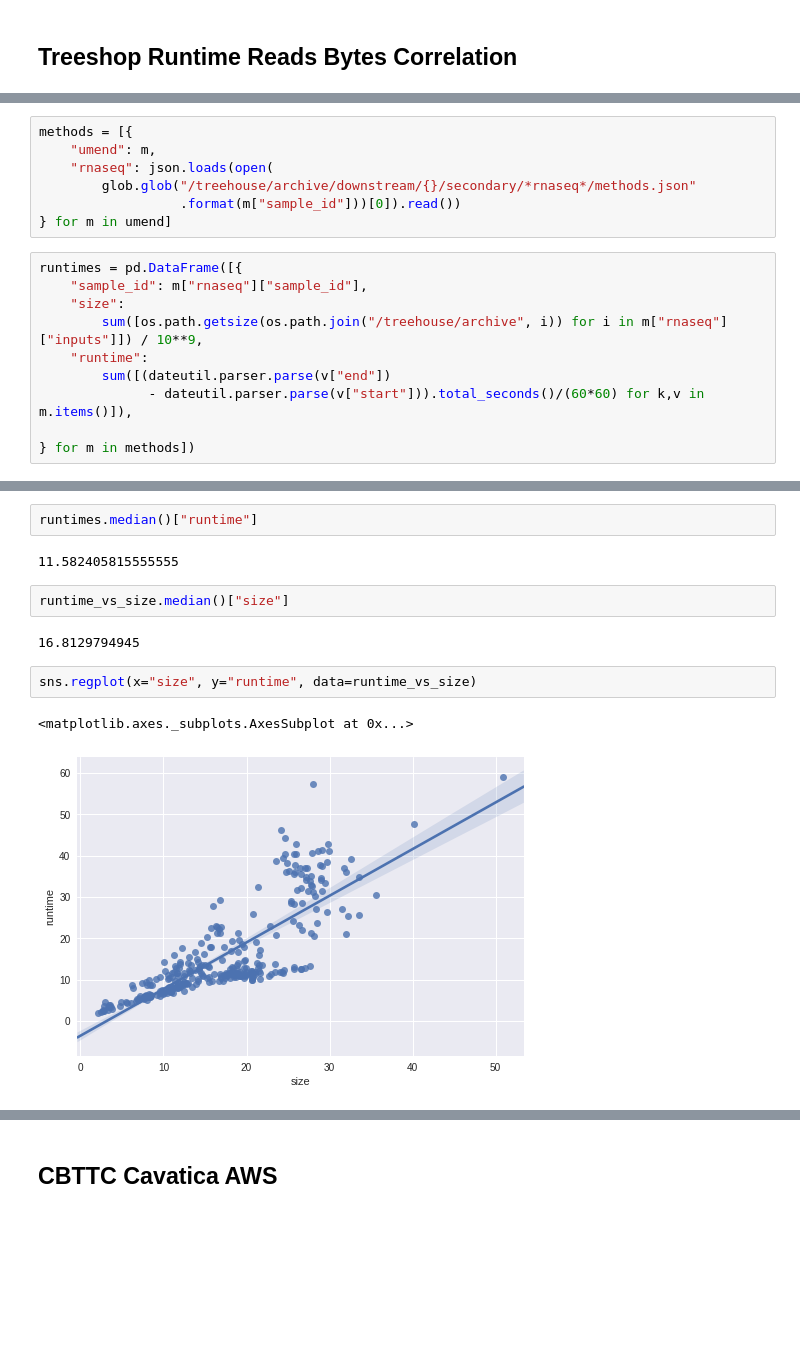
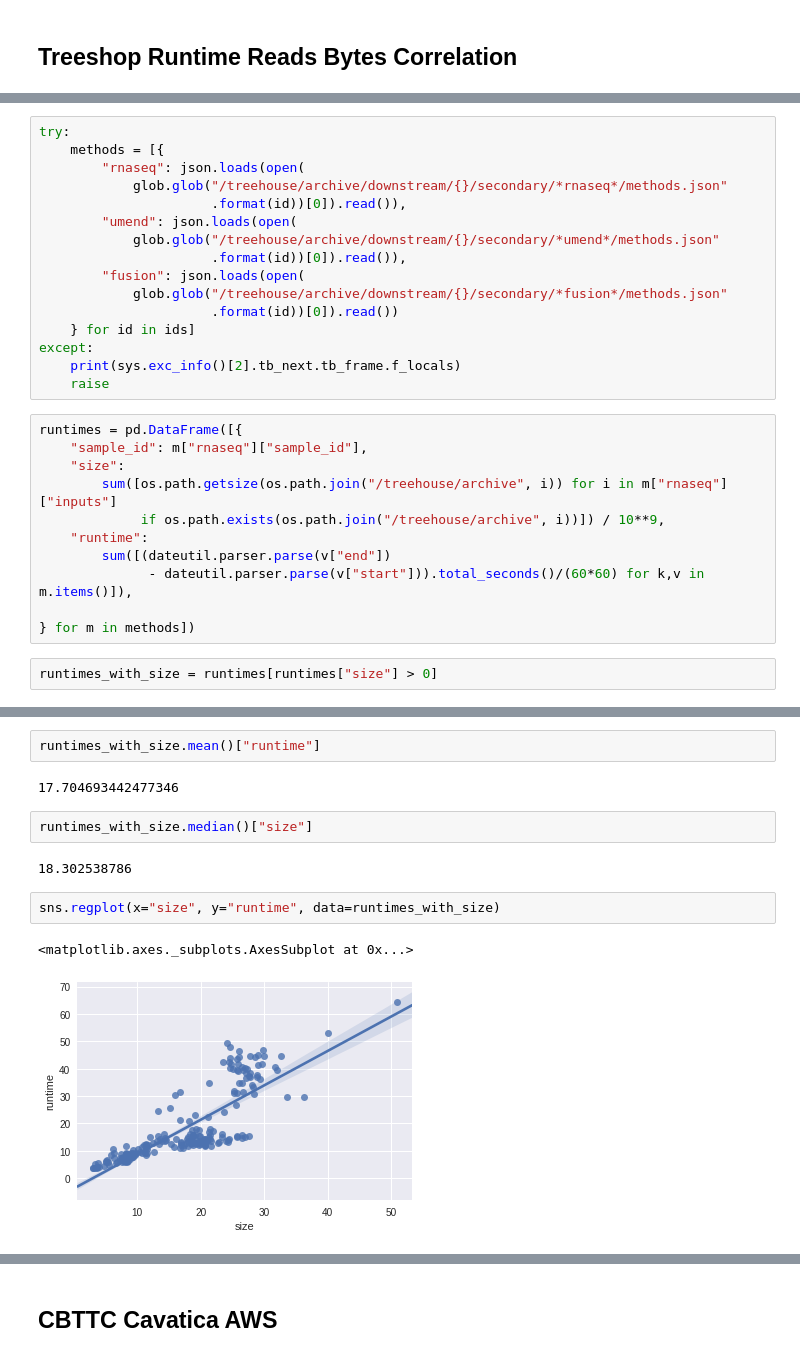
Before and after one commit to rcurrie/notebooks, a Jupyter notebook: Treehouse Runtime Projections.ipynb, the cells around one changed output, grey strips where cells are left out. Cells and saved outputs as stored; diff of their text form; blank space fills up the shorter version.

Commit message:
Archive

```diff
--- a/Treehouse Runtime Projections.ipynb
+++ b/Treehouse Runtime Projections.ipynb
@@ -18,17 +43,29 @@ UMEND Method IDs Found: 326
-# %%
-methods = [{
-    "umend": m,
-    "rnaseq": json.loads(open(
-        glob.glob("/treehouse/archive/downstream/{}/secondary/*rnaseq*/methods.json"
-                  .format(m["sample_id"]))[0]).read())
-} for m in umend]
+# %%
+try:
+    methods = [{
+        "rnaseq": json.loads(open(
+            glob.glob("/treehouse/archive/downstream/{}/secondary/*rnaseq*/methods.json"
+                      .format(id))[0]).read()),
+        "umend": json.loads(open(
+            glob.glob("/treehouse/archive/downstream/{}/secondary/*umend*/methods.json"
+                      .format(id))[0]).read()),
+        "fusion": json.loads(open(
+            glob.glob("/treehouse/archive/downstream/{}/secondary/*fusion*/methods.json"
+                      .format(id))[0]).read())
+    } for id in ids]
+except:
+    print(sys.exc_info()[2].tb_next.tb_frame.f_locals)
+    raise
 # %%
 runtimes = pd.DataFrame([{
     "sample_id": m["rnaseq"]["sample_id"],
     "size":
-        sum([os.path.getsize(os.path.join("/treehouse/archive", i)) for i in m["rnaseq"]["inputs"]]) / 10**9,
+        sum([os.path.getsize(os.path.join("/treehouse/archive", i)) for i in m["rnaseq"]["inputs"]
+             if os.path.exists(os.path.join("/treehouse/archive", i))]) / 10**9,
     "runtime":
         sum([(dateutil.parser.parse(v["end"])
               - dateutil.parser.parse(v["start"])).total_seconds()/(60*60) for k,v in m.items()]),
 
 } for m in methods])
+# %%
+runtimes_with_size = runtimes[runtimes["size"] > 0]
@@ -42,14 +83,14 @@ Name: 194, dtype: object
-# %%
-runtimes.median()["runtime"]
-# %% [output]
-11.582405815555555
+# %%
+runtimes_with_size.mean()["runtime"]
+# %% [output]
+17.704693442477346
 # %%
-runtime_vs_size.median()["size"]
+runtimes_with_size.median()["size"]
 # %% [output]
-16.8129794945
+18.302538786
 # %%
-sns.regplot(x="size", y="runtime", data=runtime_vs_size)
+sns.regplot(x="size", y="runtime", data=runtimes_with_size)
 # %% [output]
 <matplotlib.axes._subplots.AxesSubplot at 0x...>
-[figure, old version]
+[figure, new version]
 # %%
```
Also changed, not shown: parts of 7 cells of this notebook, 4 other files.
